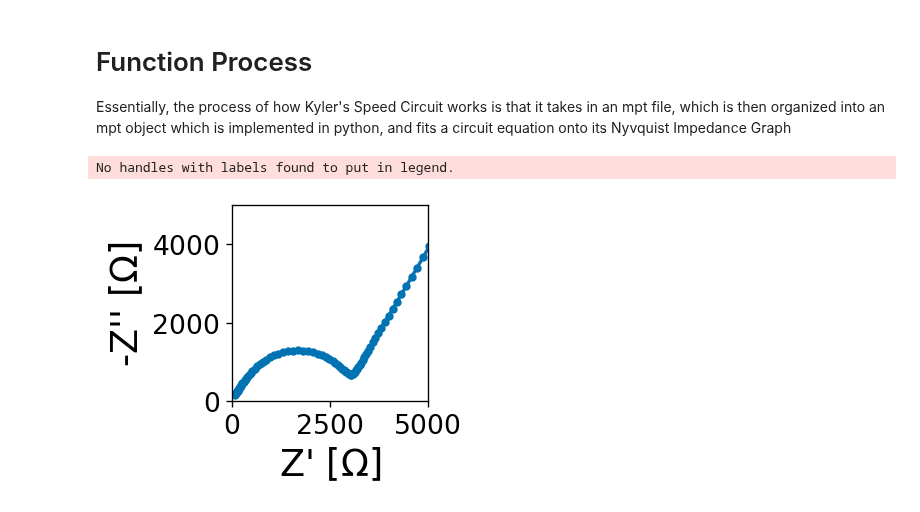
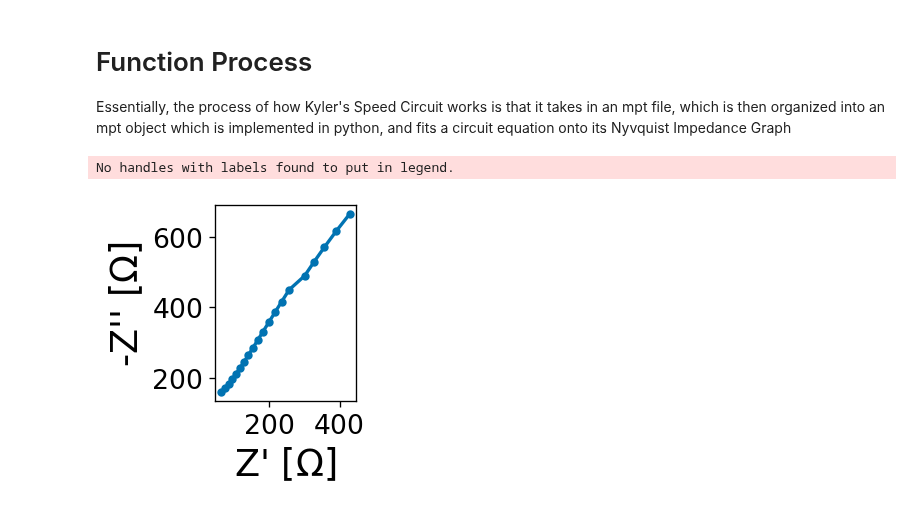
Before and after one commit to WildcatDiscovery/Kyler_Speed_Circuit, a Jupyter notebook: python_notebooks/introduction.ipynb, the cells around one changed output. Saved outputs shown, nothing was run; the diff lists cells and outputs as text; code cells hidden in the pictures.

```diff
--- a/python_notebooks/introduction.ipynb
+++ b/python_notebooks/introduction.ipynb
@@ -12,12 +12,12 @@ Essentially, the process of how Kyler's Speed Circuit works is that it takes in
 from utils.tools import *
 # %%
 #EXAMPLE
-path=r"C:\Users\cjang\Desktop\\"
+path=r"C:\Users\cjang\Desktop\Kyler_Speed_Circuit\data\\"
 data = ['DE_40_1_30.mpt']
 ex_mpt = mpt_data(path,data, mask = [10**6, 10**1.5])
 # %%
 #The initial graph
-ex_mpt.mpt_plot(x_window = [0,5000], y_window = [0,5000])
+ex_mpt.mpt_plot()
 # %% [output]
 No handles with labels found to put in legend.
-[figure, old version]
+[figure, new version]
```
Also changed, not shown: parts of 3 cells of this notebook, 7 other files.
